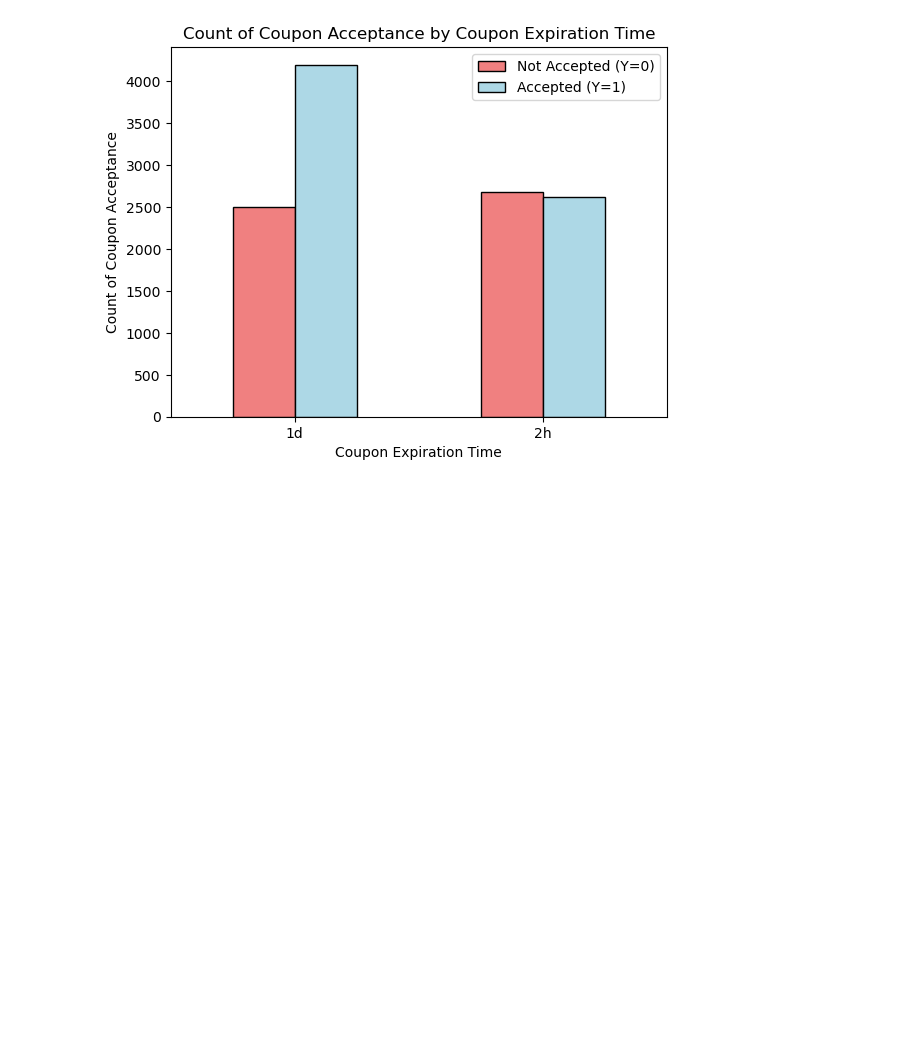
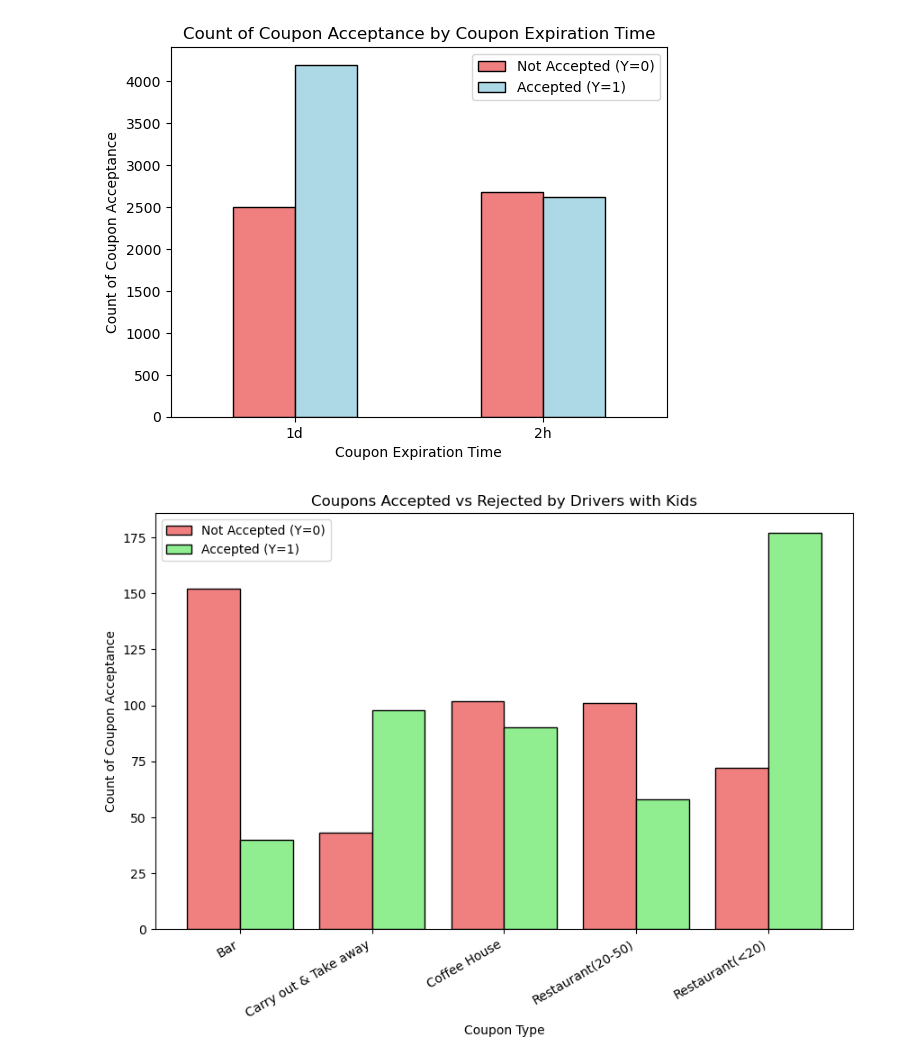
Before and after one commit to nachiketpatil/coupon_data_analysis, a Jupyter notebook: coupon_data_analysis.ipynb, the cells around one changed output. Saved outputs shown, nothing was run; the diff lists cells and outputs as text; code cells hidden in the pictures; blank space fills up the shorter version.

Commit message:
added more charts

```diff
--- a/coupon_data_analysis.ipynb
+++ b/coupon_data_analysis.ipynb
@@ -491,3 +491,30 @@ plt.xticks(rotation=0)
 plt.show()
 # %% [output]
 [figure]
+# %%
+# Complex plots 1: What type of coupons do drivers with kids as passengers accept: Restaurents where expense per person is less than $20.
+
+data_with_kids = data_clean[data_clean["passanger"] == "Kid(s)"]
+acceptance_counts_coupons = data_with_kids.groupby(["coupon", "Y"]).size().unstack()
+
+fig, ax = plt.subplots(figsize=(10, 6))
+
+# Define bar width and positions
+bar_width = 0.4
+x_labels = acceptance_counts_coupons.index
+x = range(len(x_labels))
+
+# Plot bars for Not Accepted (Y=0) and Accepted (Y=1)
+ax.bar(x, acceptance_counts_coupons[0], width=bar_width, color="lightcoral", label="Not Accepted (Y=0)", edgecolor="black")
+ax.bar([p + bar_width for p in x], acceptance_counts_coupons[1], width=bar_width, color="lightgreen", label="Accepted (Y=1)", edgecolor="black")
+
+# Labels and title
+ax.set_xlabel("Coupon Type")
+ax.set_ylabel("Count of Coupon Acceptance")
+ax.set_title("Coupons Accepted vs Rejected by Drivers with Kids")
+ax.set_xticks([p + bar_width / 2 for p in x])
+ax.set_xticklabels(x_labels, rotation=30, ha='right')
+ax.legend()
+plt.show()
+# %% [output]
+[figure, added]
```
Also changed, not shown: parts of 2 cells of this notebook.
